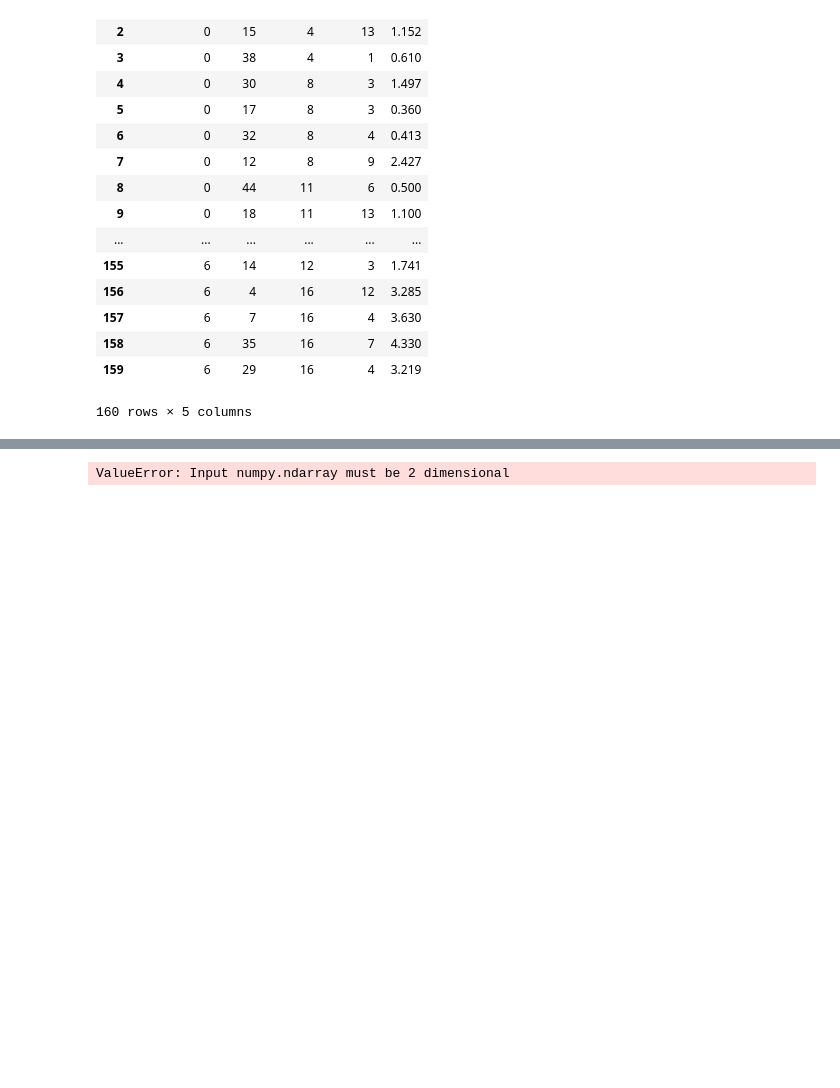
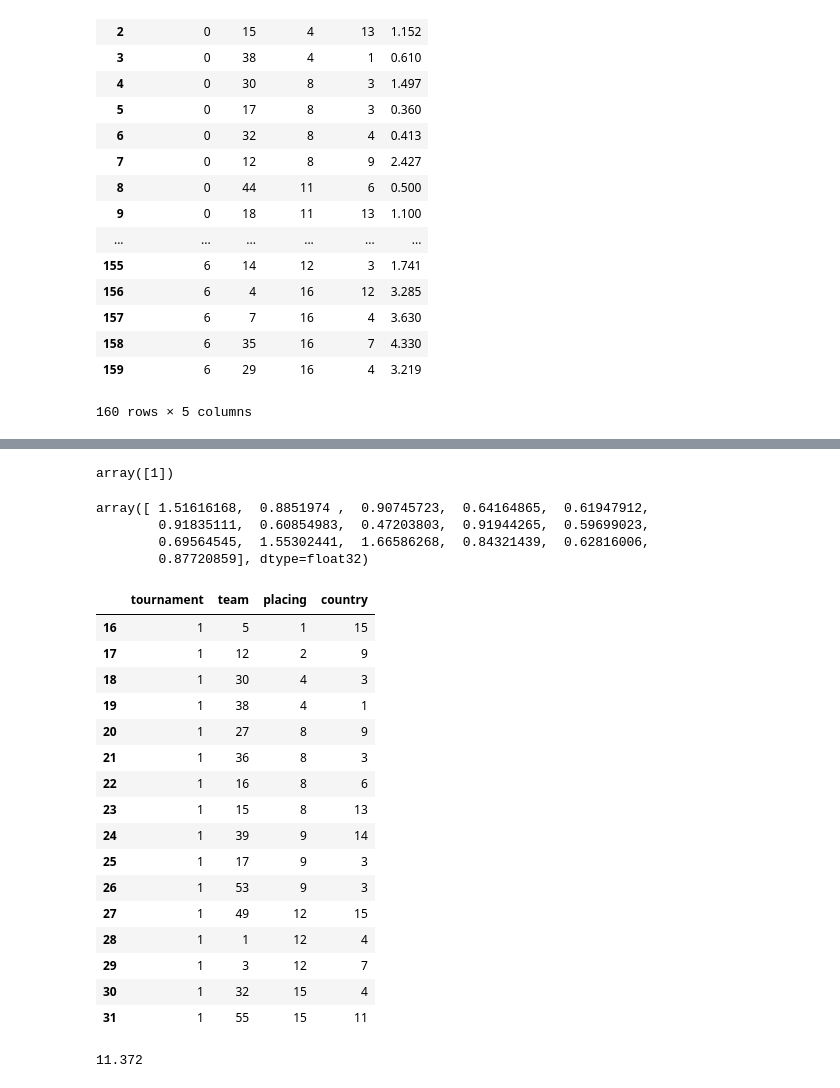
Before and after one commit to andrewawang/csgo_stickers, a Jupyter notebook: testing.ipynb, the cells around one changed output, grey strips where cells are left out. Saved outputs shown, nothing was run; the diff lists cells and outputs as text; code cells hidden in the pictures; blank space fills up the shorter version.

```diff
--- a/testing.ipynb
+++ b/testing.ipynb
@@ -225,4 +205,54 @@ Name: 1, dtype: object
-# %%
-xgreg.predict(temp.values)
-# %% [output]
-ValueError: Input numpy.ndarray must be 2 dimensional
+# %%
+le_tour.transform(['boston 2018'])
+# %% [output]
+array([1])
+# %%
+def tour_split(data, tour):
+    """
+    tour : number from 0-9
+    returns: everything else, specific tour
+    """
+    a = data.loc[data['tournament'] != tour]
+    b = data.loc[data['tournament'] == tour]
+    return a,b
+# %%
+train, test = tour_split(raw_features, 1)
+train_x, train_y = x_y_split(train)
+test_x, test_y = x_y_split(test)
+# %%
+xgreg = xgb.XGBRegressor(seed = 10, random_state = 10)
+xgreg.fit(train_x,train_y)
+xgreg.predict(test_x)
+# %% [output]
+array([ 1.51616168,  0.8851974 ,  0.90745723,  0.64164865,  0.61947912,
+        0.91835111,  0.60854983,  0.47203803,  0.91944265,  0.59699023,
+        0.69564545,  1.55302441,  1.66586268,  0.84321439,  0.62816006,
+        0.87720859], dtype=float32)
+# %%
+test_x
+# %% [output]
+|  | tournament | team | placing | country |
+| 16 | 1 | 5 | 1 | 15 |
+| 17 | 1 | 12 | 2 | 9 |
+| 18 | 1 | 30 | 4 | 3 |
+| 19 | 1 | 38 | 4 | 1 |
+| 20 | 1 | 27 | 8 | 9 |
+| 21 | 1 | 36 | 8 | 3 |
+| 22 | 1 | 16 | 8 | 6 |
+| 23 | 1 | 15 | 8 | 13 |
+| 24 | 1 | 39 | 9 | 14 |
+| 25 | 1 | 17 | 9 | 3 |
+| 26 | 1 | 53 | 9 | 3 |
+| 27 | 1 | 49 | 12 | 15 |
+| 28 | 1 | 1 | 12 | 4 |
+| 29 | 1 | 3 | 12 | 7 |
+| 30 | 1 | 32 | 15 | 4 |
+| 31 | 1 | 55 | 15 | 11 |
+# %%
+# Top 4:
+#28, 27, 16, 24
+#
+#1.002, 0.757, 0.52, 0.564
+4*(1.002+0.757+ 0.52+ 0.564)
+# %% [output]
+11.372
```
Also changed, not shown: parts of 3 cells of this notebook.
